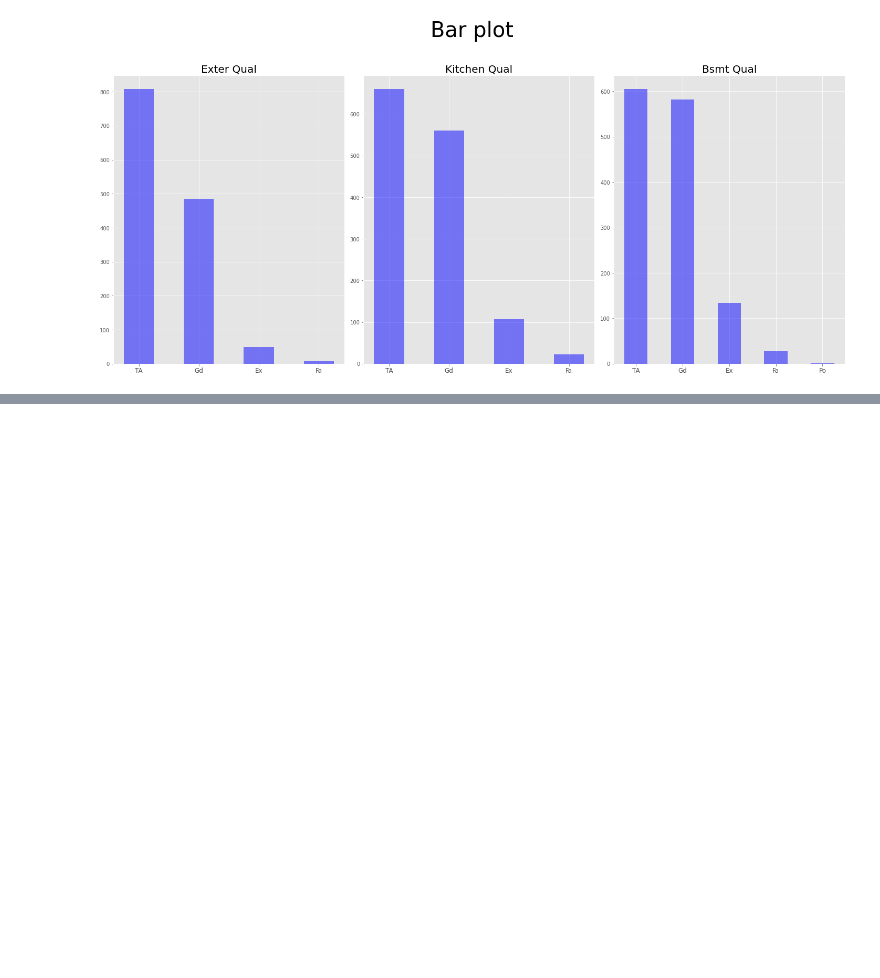
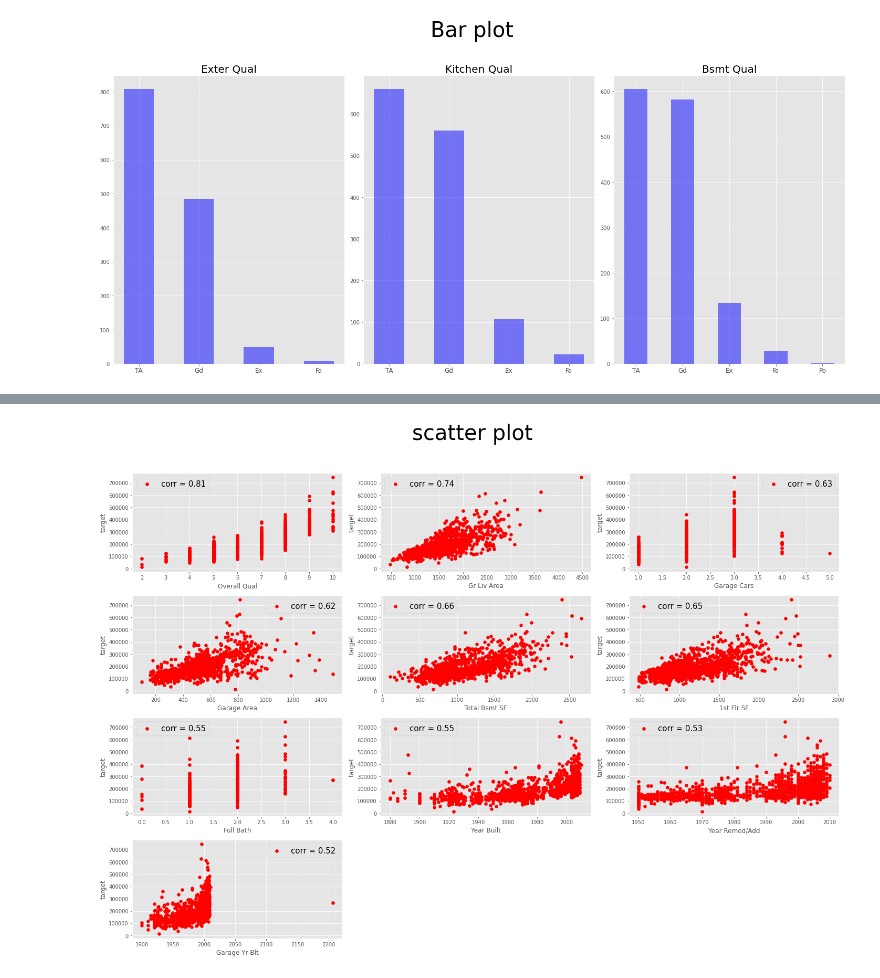
Before and after one commit to uberphoebus/dacon-old, a Jupyter notebook: housing/eda.ipynb, the cells around one changed output, grey strips where cells are left out. Cells and saved outputs as stored; diff of their text form; code cells hidden in the pictures; blank space fills up the shorter version.

```diff
--- a/housing/eda.ipynb
+++ b/housing/eda.ipynb
@@ -145,0 +137,16 @@ heatmap_ax.set_xticklabels(heatmap_ax.get_xticklabels(), fontsize=15)
+# %%
+plt.figure(figsize=(20, 15))
+plt.suptitle('scatter plot', fontsize=40)
+
+for i in range(len(numeric_feature[:-1])):
+    plt.subplot(4, 3, i + 1)
+    plt.xlabel(numeric_feature[i])
+    plt.ylabel('target')
+    corr_score = train[[numeric_feature[i], 'target']].corr().iloc[0, 1].round(2)
+    c = 'red' if corr_score > 0 else 'blue'
+    plt.scatter(train[numeric_feature[i]], train['target'], color=c, label=f'corr = {corr_score}')
+    plt.legend(fontsize=15)
+plt.tight_layout(rect=[0, 0.03, 1, 0.95])
+plt.show()
+# %% [output]
+[figure, added]
```
Also changed, not shown: parts of 2 cells of this notebook, 2 other files.
